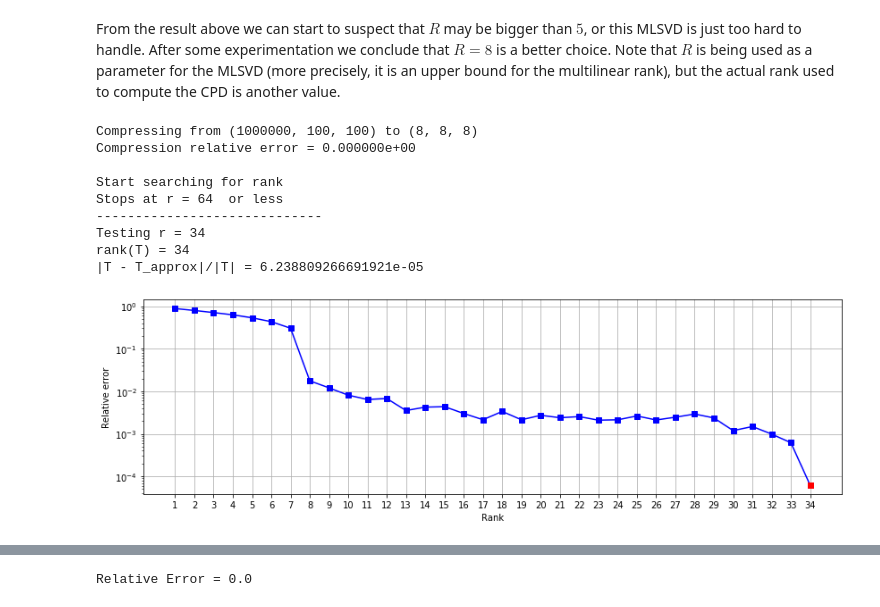
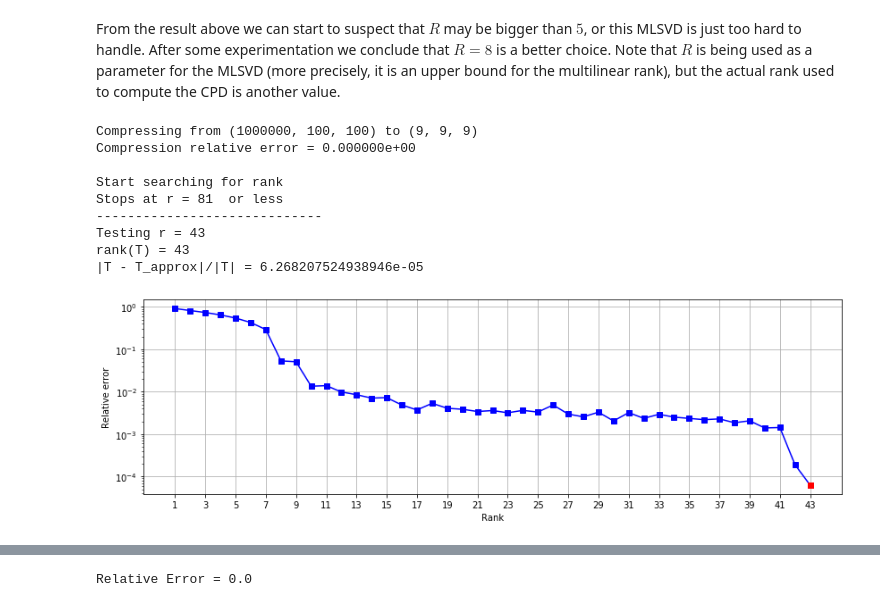
Before and after one commit to felipebottega/Tensor-Fox, a Jupyter notebook: tutorial/11-sparse_tensors.ipynb, the cells around one changed output, grey strips where cells are left out. Cells and saved outputs as stored; diff of their text form; code cells hidden in the pictures.

```diff
--- a/tutorial/11-sparse_tensors.ipynb
+++ b/tutorial/11-sparse_tensors.ipynb
@@ -156,22 +156,22 @@ rank(T) = 5
 From the result above we can start to suspect that $R$ may be bigger than $5$, or this MLSVD is just too hard to handle. After some experimentation we conclude that $R = 8$ is a better choice. Note that $R$ is being used as a parameter for the MLSVD (more precisely, it is an upper bound for the multilinear rank), but the actual rank used to compute the CPD is another value.
 # %%
 # Compute and save the core tensor of the MLSVD.
-R = 8
+R = 9
 S, U, T1, sigmas, rel_error = tfx.cmpr.mlsvd(T, Tsize, R, options)
 print('Compressing from', dims, 'to', S.shape)
 print('Compression relative error = {:7e}'.format(rel_error))
 print()
 
 # Find the rank.
 final_rank, error_per_rank = tfx.rank(S, trials=10)
 # %% [output]
-Compressing from (1000000, 100, 100) to (8, 8, 8)
+Compressing from (1000000, 100, 100) to (9, 9, 9)
 Compression relative error = 0.000000e+00
 
 Start searching for rank
-Stops at r = 64  or less
+Stops at r = 81  or less
 -----------------------------
-Testing r = 34
-rank(T) = 34
-|T - T_approx|/|T| = 6.238809266691921e-05
+Testing r = 43
+rank(T) = 43
+|T - T_approx|/|T| = 6.268207524938946e-05
-[figure, old version]
+[figure, new version]
```
Also changed, not shown: parts of 9 cells of this notebook.
